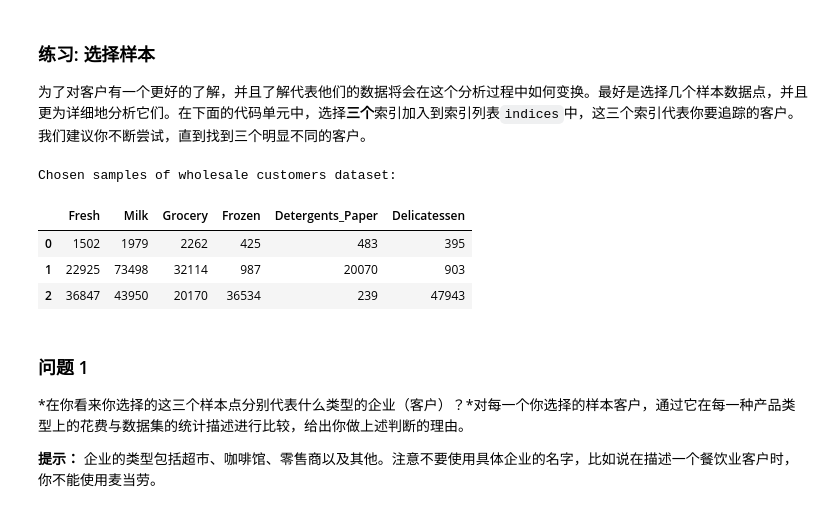
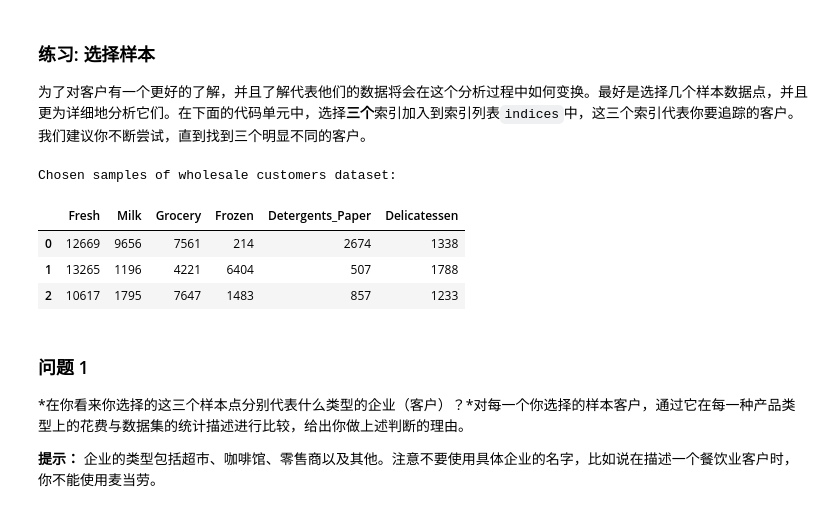
Before and after one commit to LancelotHolmes/Creating_Customer_Segments, a Jupyter notebook: customer_segments.ipynb, the cells around one changed output. Saved outputs shown, nothing was run; the diff lists cells and outputs as text; code cells hidden in the pictures.

```diff
--- a/customer_segments.ipynb
+++ b/customer_segments.ipynb
@@ -58,18 +58,18 @@ display(data.describe())
 为了对客户有一个更好的了解，并且了解代表他们的数据将会在这个分析过程中如何变换。最好是选择几个样本数据点，并且更为详细地分析它们。在下面的代码单元中，选择**三个**索引加入到索引列表`indices`中，这三个索引代表你要追踪的客户。我们建议你不断尝试，直到找到三个明显不同的客户。
 # %%
 # TODO：从数据集中选择三个你希望抽样的数据点的索引
-indices = [34,86,183]
+indices = [0,3,314]
 
 # 为选择的样本建立一个DataFrame
 samples = pd.DataFrame(data.loc[indices], columns = data.keys()).reset_index(drop = True)
 print "Chosen samples of wholesale customers dataset:"
 display(samples)
 # %% [output]
 Chosen samples of wholesale customers dataset:
 |  | Fresh | Milk | Grocery | Frozen | Detergents_Paper | Delicatessen |
-| 0 | 1502 | 1979 | 2262 | 425 | 483 | 395 |
-| 1 | 22925 | 73498 | 32114 | 987 | 20070 | 903 |
-| 2 | 36847 | 43950 | 20170 | 36534 | 239 | 47943 |
+| 0 | 12669 | 9656 | 7561 | 214 | 2674 | 1338 |
+| 1 | 13265 | 1196 | 4221 | 6404 | 507 | 1788 |
+| 2 | 10617 | 1795 | 7647 | 1483 | 857 | 1233 |
 # %% [markdown]
 ### 问题 1
 *在你看来你选择的这三个样本点分别代表什么类型的企业（客户）？*对每一个你选择的样本客户，通过它在每一种产品类型上的花费与数据集的统计描述进行比较，给出你做上述判断的理由。
```
Also changed, not shown: parts of 24 cells of this notebook, 1 other file.
